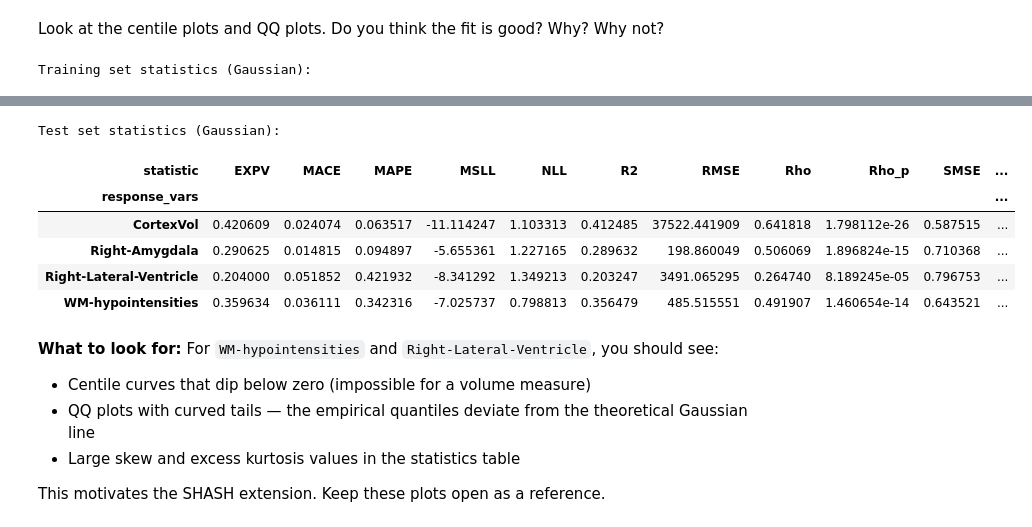
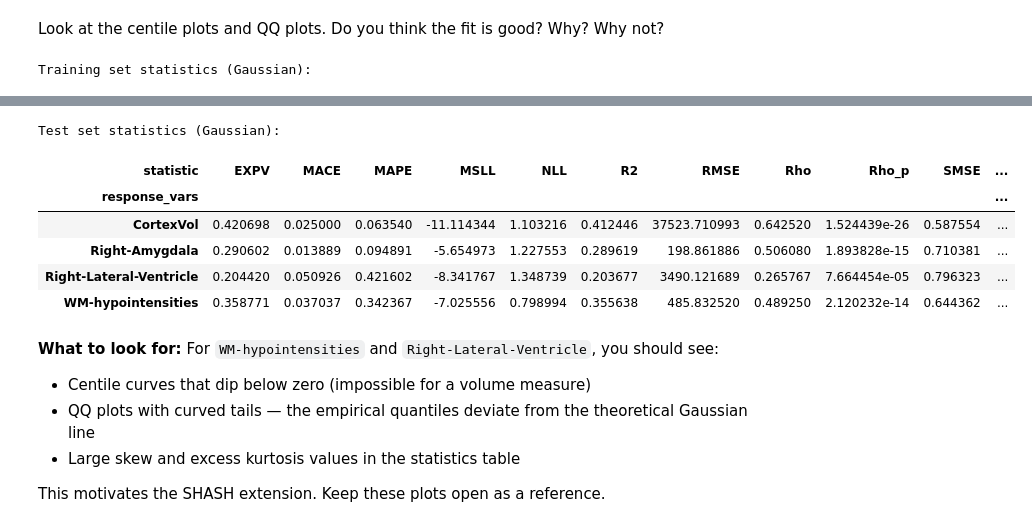
Before and after one commit to likeajumprope/PCNToolkit_workshop, a Jupyter notebook: code/04_HBR_SHASH_didactic.ipynb, the cells around one changed output, grey strips where cells are left out. Cells and saved outputs as stored; diff of their text form; code cells hidden in the pictures.

```diff
--- a/code/04_HBR_SHASH_didactic.ipynb
+++ b/code/04_HBR_SHASH_didactic.ipynb
@@ -506,7 +515,8 @@ s2_model = NormativeModel(
 )
 
 test_s2 = test.copy()  # always copy before predicting
-s2_model.fit_predict(train, test_s2)
+train_s2 = train.copy()  # always copy before fitting
+s2_model.fit_predict(train_s2, test_s2)
 # %% [output]
 Sampler Progress
 Total Chains: 2
@@ -638,15 +648,15 @@ gaussian_model = NormativeModel(
     evaluate_model=True,
     saveresults=False,
     saveplots=False,
-    save_dir="resources/step1_gaussian",
+    save_dir="resources/step3_gaussian",
     inscaler="standardize",
     outscaler="standardize",
 )
 
-gaussian_model.fit_predict(train, test)
 
 test_s3 = test.copy()
-gaussian_model.fit_predict(train, test_s3)
+train_s3 = train.copy()
+gaussian_model.fit_predict(train_s3, test_s3)
 # %% [output]
 Sampler Progress
 Total Chains: 2
@@ -739,9 +749,9 @@ Why? Why not?
 # Values far from 0 indicate the model is not capturing the data distribution.
 
 print("Training set statistics (Gaussian):")
-display(train.get_statistics_df())
+display(train_s3.get_statistics_df())
 print("\nTest set statistics (Gaussian):")
-display(test.get_statistics_df())
+display(test_s3.get_statistics_df())
 # %% [output]
 Training set statistics (Gaussian):
 | statistic | EXPV | MACE | MAPE | MSLL | NLL | R2 | RMSE | Rho | Rho_p | SMSE | ... |
@@ -753,10 +763,10 @@ Training set statistics (Gaussian):
 Test set statistics (Gaussian):
 | statistic | EXPV | MACE | MAPE | MSLL | NLL | R2 | RMSE | Rho | Rho_p | SMSE | ... |
 | response_vars |  |  |  |  |  |  |  |  |  |  | ... |
-| CortexVol | 0.420609 | 0.024074 | 0.063517 | -11.114247 | 1.103313 | 0.412485 | 37522.441909 | 0.641818 | 1.798112e-26 | 0.587515 | ... |
-| Right-Amygdala | 0.290625 | 0.014815 | 0.094897 | -5.655361 | 1.227165 | 0.289632 | 198.860049 | 0.506069 | 1.896824e-15 | 0.710368 | ... |
-| Right-Lateral-Ventricle | 0.204000 | 0.051852 | 0.421932 | -8.341292 | 1.349213 | 0.203247 | 3491.065295 | 0.264740 | 8.189245e-05 | 0.796753 | ... |
-| WM-hypointensities | 0.359634 | 0.036111 | 0.342316 | -7.025737 | 0.798813 | 0.356479 | 485.515551 | 0.491907 | 1.460654e-14 | 0.643521 | ... |
+| CortexVol | 0.420698 | 0.025000 | 0.063540 | -11.114344 | 1.103216 | 0.412446 | 37523.710993 | 0.642520 | 1.524439e-26 | 0.587554 | ... |
+| Right-Amygdala | 0.290602 | 0.013889 | 0.094891 | -5.654973 | 1.227553 | 0.289619 | 198.861886 | 0.506080 | 1.893828e-15 | 0.710381 | ... |
+| Right-Lateral-Ventricle | 0.204420 | 0.050926 | 0.421602 | -8.341767 | 1.348739 | 0.203677 | 3490.121689 | 0.265767 | 7.664454e-05 | 0.796323 | ... |
+| WM-hypointensities | 0.358771 | 0.037037 | 0.342367 | -7.025556 | 0.798994 | 0.355638 | 485.832520 | 0.489250 | 2.120232e-14 | 0.644362 | ... |
 # %% [markdown]
 **What to look for:** For `WM-hypointensities` and `Right-Lateral-Ventricle`, you should see:
 - Centile curves that dip below zero (impossible for a volume measure)
```
Also changed, not shown: parts of 32 cells of this notebook, 18 other files.
